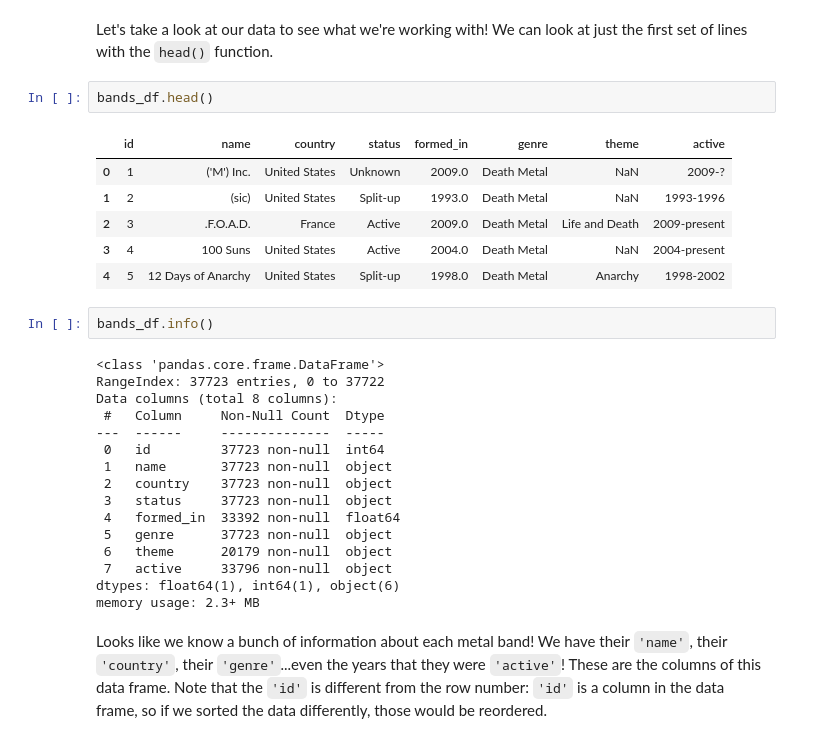
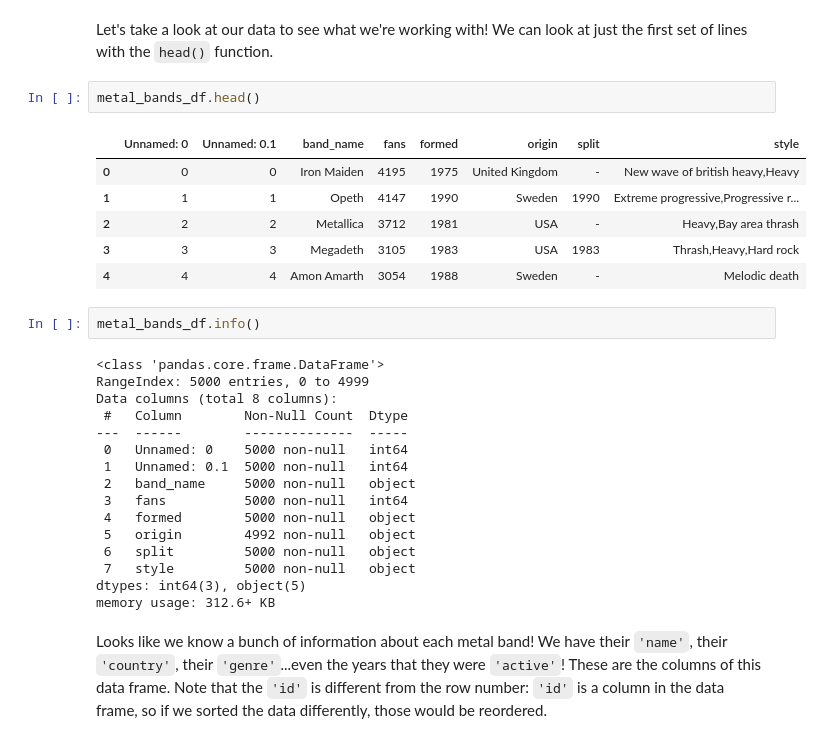
Before and after one commit to orionarcher/metal-bands-by-nation, a Jupyter notebook: PandasWorkshop.ipynb, the cells around one changed output. Cells and saved outputs as stored; diff of their text form.

```diff
--- a/PandasWorkshop.ipynb
+++ b/PandasWorkshop.ipynb
@@ -94,32 +94,32 @@ bands_df = pd.read_csv("https://raw.githubusercontent.com/orioncohen/metal-bands
 # %% [markdown]
 Let's take a look at our data to see what we're working with! We can look at just the first set of lines with the `head()` function.
 # %%
-bands_df.head()
+metal_bands_df.head()
 # %% [output]
-|  | id | name | country | status | formed_in | genre | theme | active |
-| 0 | 1 | ('M') Inc. | United States | Unknown | 2009.0 | Death Metal | NaN | 2009-? |
-| 1 | 2 | (sic) | United States | Split-up | 1993.0 | Death Metal | NaN | 1993-1996 |
-| 2 | 3 | .F.O.A.D. | France | Active | 2009.0 | Death Metal | Life and Death | 2009-present |
-| 3 | 4 | 100 Suns | United States | Active | 2004.0 | Death Metal | NaN | 2004-present |
-| 4 | 5 | 12 Days of Anarchy | United States | Split-up | 1998.0 | Death Metal | Anarchy | 1998-2002 |
+|  | Unnamed: 0 | Unnamed: 0.1 | band_name | fans | formed | origin | split | style |
+| 0 | 0 | 0 | Iron Maiden | 4195 | 1975 | United Kingdom | - | New wave of british heavy,Heavy |
+| 1 | 1 | 1 | Opeth | 4147 | 1990 | Sweden | 1990 | Extreme progressive,Progressive r... |
+| 2 | 2 | 2 | Metallica | 3712 | 1981 | USA | - | Heavy,Bay area thrash |
+| 3 | 3 | 3 | Megadeth | 3105 | 1983 | USA | 1983 | Thrash,Heavy,Hard rock |
+| 4 | 4 | 4 | Amon Amarth | 3054 | 1988 | Sweden | - | Melodic death |
 # %%
-bands_df.info()
+metal_bands_df.info()
 # %% [output]
 <class 'pandas.core.frame.DataFrame'>
-RangeIndex: 37723 entries, 0 to 37722
+RangeIndex: 5000 entries, 0 to 4999
 Data columns (total 8 columns):
- #   Column     Non-Null Count  Dtype
----  ------     --------------  -----
- 0   id         37723 non-null  int64
- 1   name       37723 non-null  object
- 2   country    37723 non-null  object
- 3   status     37723 non-null  object
- 4   formed_in  33392 non-null  float64
- 5   genre      37723 non-null  object
- 6   theme      20179 non-null  object
- 7   active     33796 non-null  object
-dtypes: float64(1), int64(1), object(6)
-memory usage: 2.3+ MB
+ #   Column        Non-Null Count  Dtype
+---  ------        --------------  -----
+ 0   Unnamed: 0    5000 non-null   int64
+ 1   Unnamed: 0.1  5000 non-null   int64
+ 2   band_name     5000 non-null   object
+ 3   fans          5000 non-null   int64
+ 4   formed        5000 non-null   object
+ 5   origin        4992 non-null   object
+ 6   split         5000 non-null   object
+ 7   style         5000 non-null   object
+dtypes: int64(3), object(5)
+memory usage: 312.6+ KB
 # %% [markdown]
 Looks like we know a bunch of information about each metal band! We have their `'name'`, their `'country'`, their `'genre'`...even the years that they were `'active'`! These are the columns of this data frame. Note that the `'id'` is different from the row number: `'id'` is a column in the data frame, so if we sorted the data differently, those would be reordered.
 # %% [markdown]
```
Also changed, not shown: parts of 13 cells of this notebook.
